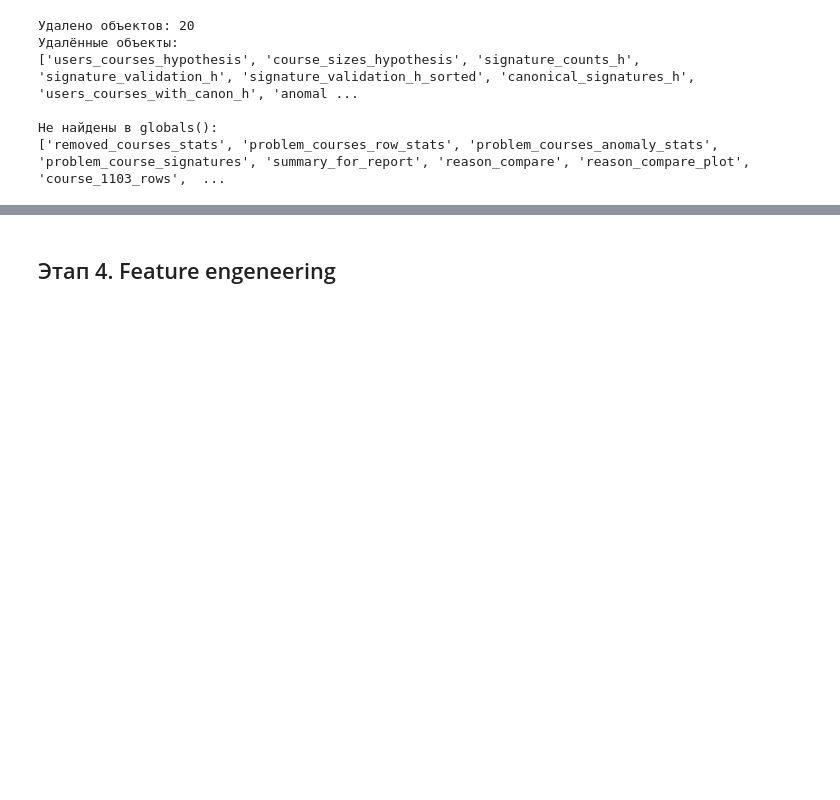
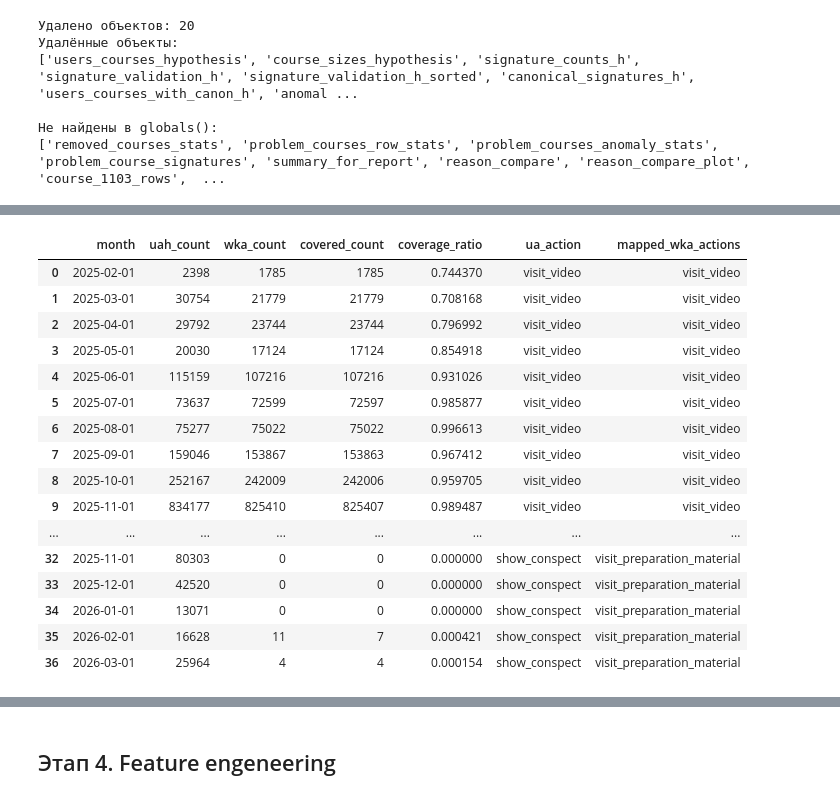
Before and after one commit to AntonDudDm/Xakaton, a Jupyter notebook: notebooks/EDA.ipynb, the cells around one changed output, grey strips where cells are left out. Cells and saved outputs as stored; diff of their text form; code cells hidden in the pictures; blank space fills up the shorter version.

```diff
--- a/notebooks/EDA.ipynb
+++ b/notebooks/EDA.ipynb
@@ -1909,0 +2446,55 @@ if not_found_objects:
+# %%
+# ============================================================
+# H2: помесячная доля покрытия после старта WKA
+# ============================================================
+
+monthly_coverage_parts = []
+
+for ua_action, mapped_wka_actions in action_map_h2.items():
+    sub = hypothesis_2_daily_coverage.loc[
+        hypothesis_2_daily_coverage["ua_action"] == ua_action
+    ].copy()
+
+    sub["month"] = sub["date"].dt.to_period("M").dt.to_timestamp()
+
+    monthly = (
+        sub.groupby("month")
+        .agg(
+            uah_count=("uah_count", "sum"),
+            wka_count=("wka_count", "sum"),
+            covered_count=("covered_count", "sum"),
+        )
+        .reset_index()
+        .sort_values("month")
+    )
+
+    monthly["coverage_ratio"] = np.where(
+        monthly["uah_count"] > 0,
+        monthly["covered_count"] / monthly["uah_count"],
+        np.nan
+    )
+    monthly["ua_action"] = ua_action
+    monthly["mapped_wka_actions"] = ", ".join(mapped_wka_actions)
+
+    monthly_coverage_parts.append(monthly)
+
+hypothesis_2_monthly_coverage = pd.concat(monthly_coverage_parts, ignore_index=True)
+display(hypothesis_2_monthly_coverage)
+# %% [output]
+|  | month | uah_count | wka_count | covered_count | coverage_ratio | ua_action | mapped_wka_actions |
+| 0 | 2025-02-01 | 2398 | 1785 | 1785 | 0.744370 | visit_video | visit_video |
+| 1 | 2025-03-01 | 30754 | 21779 | 21779 | 0.708168 | visit_video | visit_video |
+| 2 | 2025-04-01 | 29792 | 23744 | 23744 | 0.796992 | visit_video | visit_video |
+| 3 | 2025-05-01 | 20030 | 17124 | 17124 | 0.854918 | visit_video | visit_video |
+| 4 | 2025-06-01 | 115159 | 107216 | 107216 | 0.931026 | visit_video | visit_video |
+| 5 | 2025-07-01 | 73637 | 72599 | 72597 | 0.985877 | visit_video | visit_video |
+| 6 | 2025-08-01 | 75277 | 75022 | 75022 | 0.996613 | visit_video | visit_video |
+| 7 | 2025-09-01 | 159046 | 153867 | 153863 | 0.967412 | visit_video | visit_video |
+| 8 | 2025-10-01 | 252167 | 242009 | 242006 | 0.959705 | visit_video | visit_video |
+| 9 | 2025-11-01 | 834177 | 825410 | 825407 | 0.989487 | visit_video | visit_video |
+| ... | ... | ... | ... | ... | ... | ... | ... |
+| 32 | 2025-11-01 | 80303 | 0 | 0 | 0.000000 | show_conspect | visit_preparation_material |
+| 33 | 2025-12-01 | 42520 | 0 | 0 | 0.000000 | show_conspect | visit_preparation_material |
+| 34 | 2026-01-01 | 13071 | 0 | 0 | 0.000000 | show_conspect | visit_preparation_material |
+| 35 | 2026-02-01 | 16628 | 11 | 7 | 0.000421 | show_conspect | visit_preparation_material |
+| 36 | 2026-03-01 | 25964 | 4 | 4 | 0.000154 | show_conspect | visit_preparation_material |
```
Also changed, not shown: parts of 23 cells of this notebook, 1 other file.
